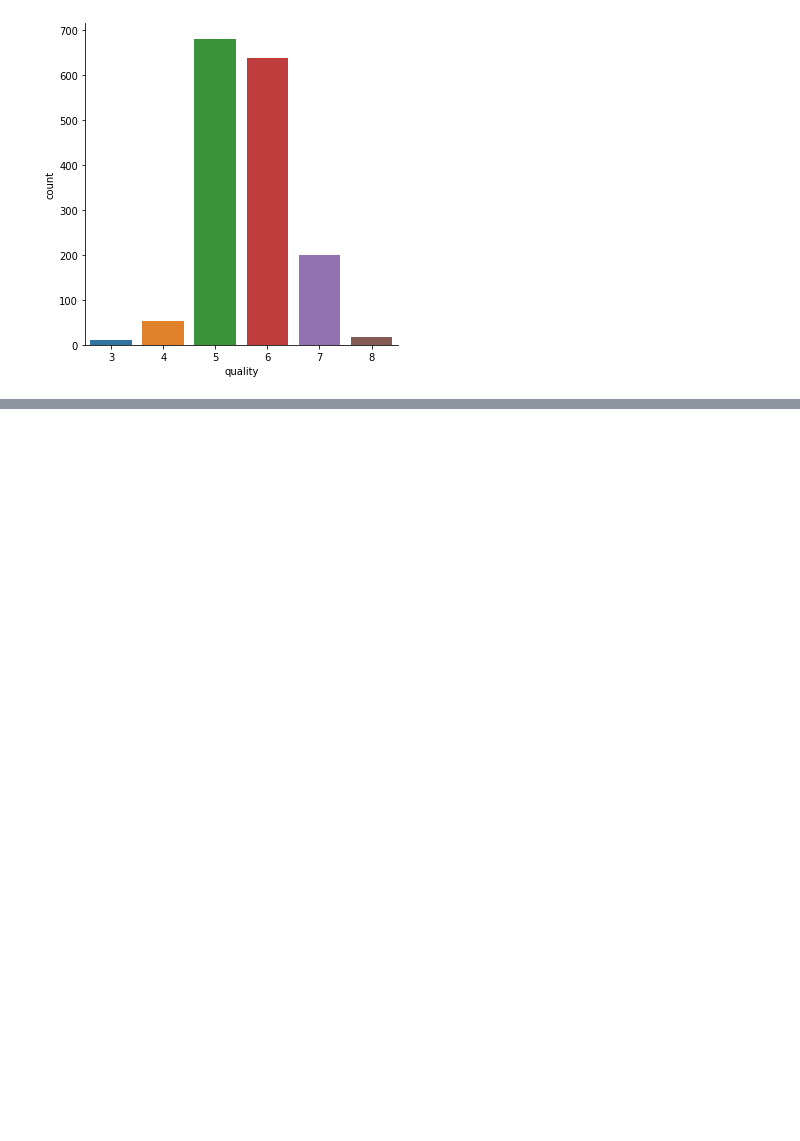
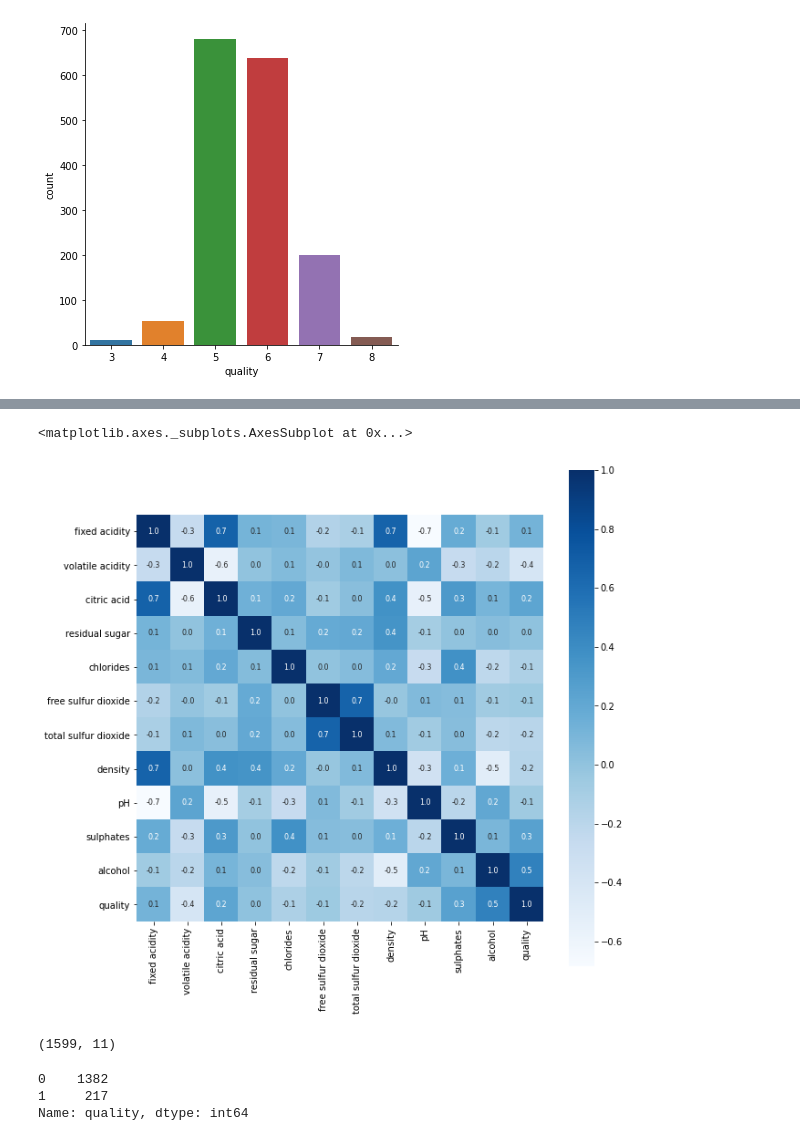
Before and after one commit to Joykareko/Data-Science-Projects, a Jupyter notebook: Wine_Quality_Prediction_ML_Project_14.ipynb, the cells around one changed output, grey strips where cells are left out. Drawn from its saved outputs; the diff is of its cells as text; code cells hidden in the pictures; blank space fills up the shorter version.

```diff
--- a/Wine_Quality_Prediction_ML_Project_14.ipynb
+++ b/Wine_Quality_Prediction_ML_Project_14.ipynb
@@ -72,0 +73,8 @@ sns.barplot(x = 'quality', y = 'citric acid' , data = wine_data)
+# %%
+#correlation
+correlation = wine_data.corr()
+plt.figure(figsize =(10,10))
+sns.heatmap(correlation, cmap = 'Blues', square = True , fmt = '.1f', annot = True , annot_kws= {'size':8}, cbar = True)
+# %% [output]
+<matplotlib.axes._subplots.AxesSubplot at 0x...>
+[figure, added]
@@ -72,0 +83,11 @@ sns.barplot(x = 'quality', y = 'citric acid' , data = wine_data)
+# %%
+print(X.shape)
+# %% [output]
+(1599, 11)
+# %%
+Y = wine_data['quality'].apply(lambda y_value: 1 if y_value >=7 else 0)
+Y.value_counts()
+# %% [output]
+0    1382
+1     217
+Name: quality, dtype: int64
```
Also changed, not shown: parts of 8 cells of this notebook.
